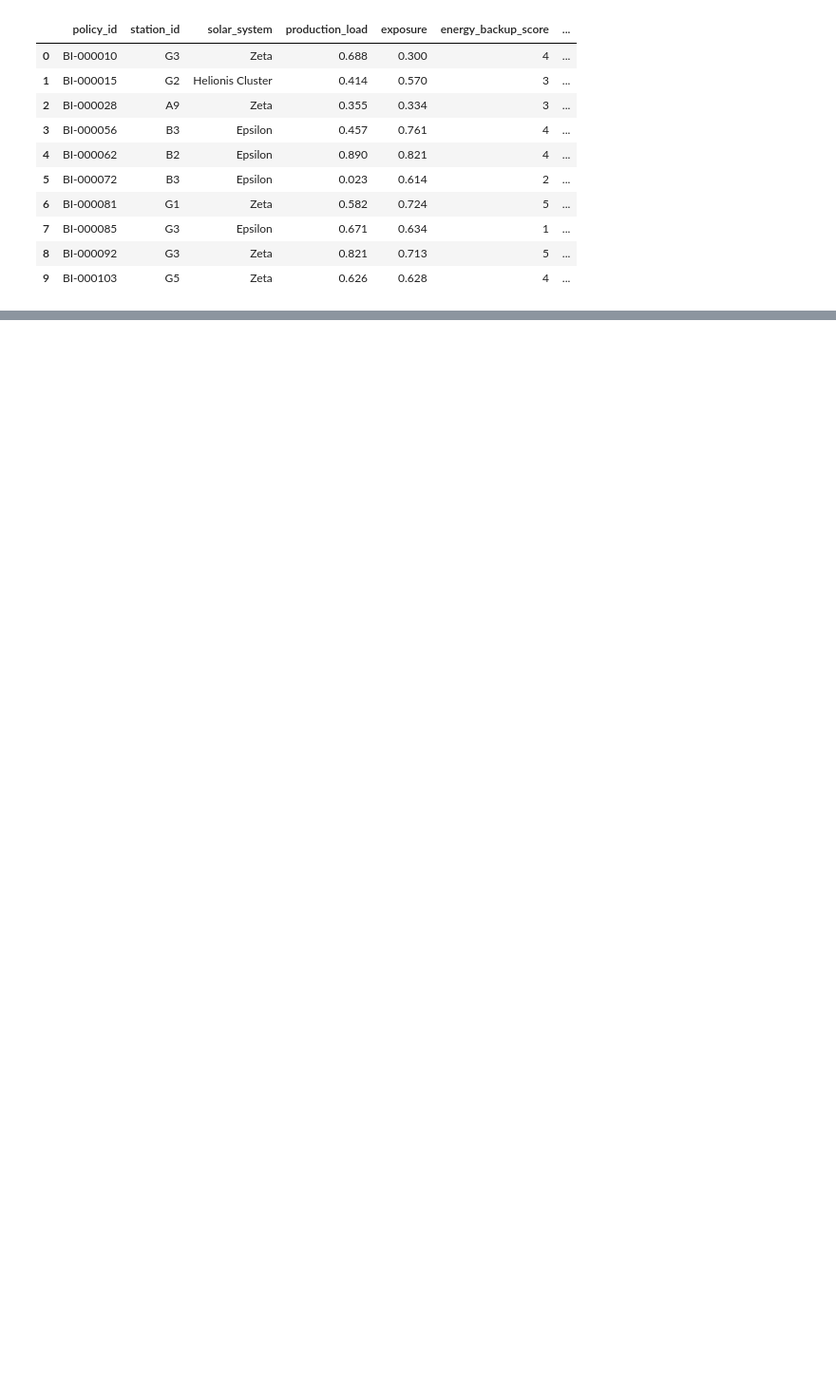
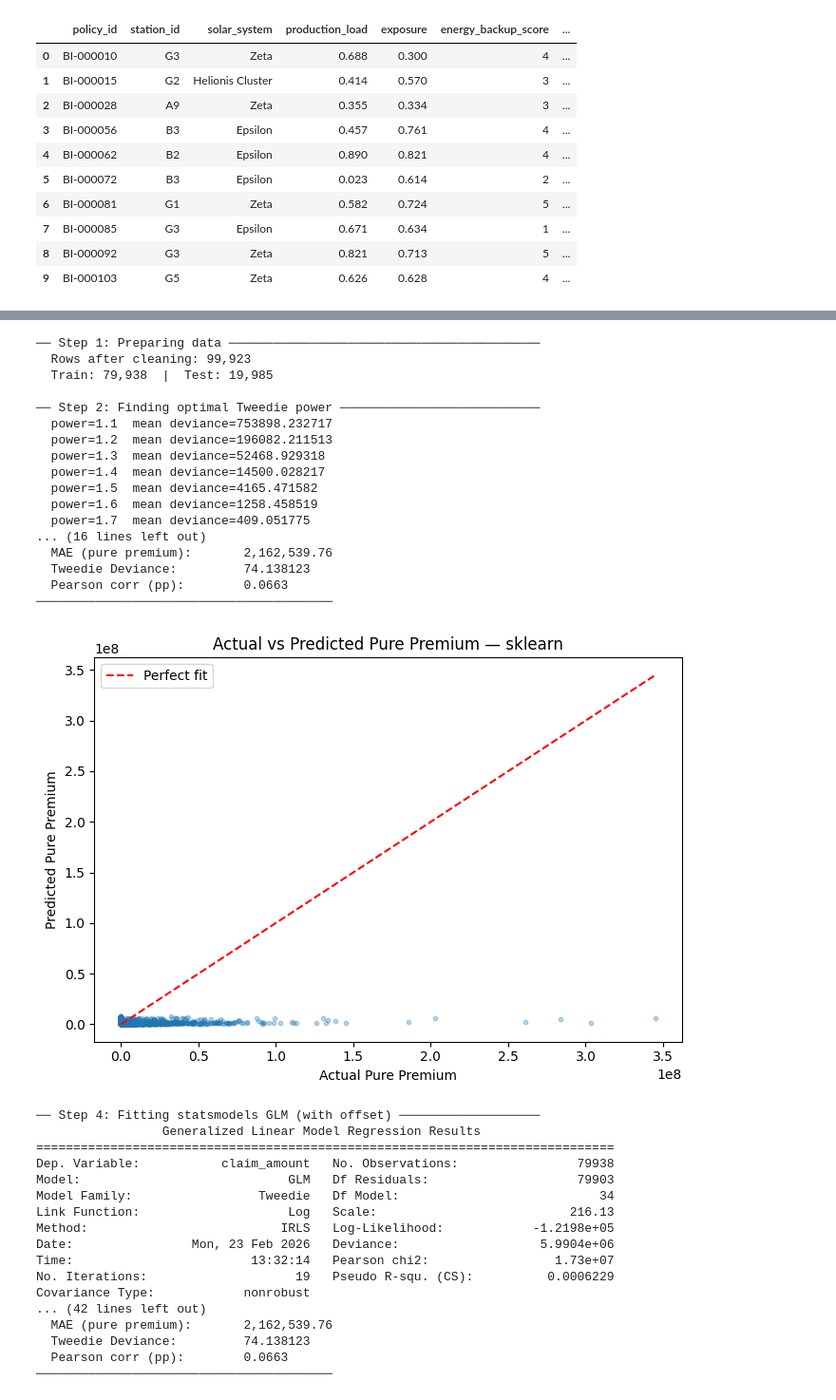
Before and after one commit to HendrikdeLange/Rocketeers_SOA, a Jupyter notebook: Damien_se_Huis/data_merge.ipynb, the cells around one changed output, grey strips where cells are left out. Shown at 95% size. Saved outputs shown, nothing was run; the diff lists cells and outputs as text; code cells hidden in the pictures; blank space fills up the shorter version.

Commit message:
model

```diff
--- a/Damien_se_Huis/data_merge.ipynb
+++ b/Damien_se_Huis/data_merge.ipynb
@@ -80,20 +67,4 @@ Index(['policy_id', 'station_id', 'solar_system', 'production_load',
 # %%
-# ── 0. Imports ────────────────────────────────────────────────────────────────
-import pandas as pd
-import numpy as np
-import statsmodels.api as sm
-import statsmodels.formula.api as smf
-
-from sklearn.model_selection import KFold, cross_val_score
-from sklearn.preprocessing import StandardScaler, OneHotEncoder
-from sklearn.compose import ColumnTransformer
-from sklearn.pipeline import Pipeline
-from sklearn.linear_model import TweedieRegressor
-from sklearn.metrics import mean_absolute_error, mean_tweedie_deviance
-import matplotlib.pyplot as plt
-import warnings
-warnings.filterwarnings("ignore")
-
 
 # ── 1. Feature Schema ─────────────────────────────────────────────────────────
 NUMERIC_FEATURES = [
@@ -282,31 +253,67 @@ def run_tweedie_glm(df: pd.DataFrame):
         ("cat", OneHotEncoder(drop="first", handle_unknown="ignore"), CATEGORICAL_FEATURES),
     ])
     X_train_t = preprocessor.fit_transform(X_train)
     X_test_t  = preprocessor.transform(X_test)
     best_power = find_optimal_power(X_train_t, y_train, sample_weight=w_train)
 
     print("\n── Step 3: Fitting sklearn Tweedie GLM ─────────────────────────────")
     pipeline = build_sklearn_pipeline(power=best_power)
     pipeline.fit(X_train, y_train, glm__sample_weight=w_train)
 
     train_preds = pipeline.predict(X_train)
     test_preds  = pipeline.predict(X_test)
 
     evaluate(y_train, train_preds, w_train, best_power, label="Train (sklearn)")
     evaluate(y_test,  test_preds,  w_test,  best_power, label="Test  (sklearn)")
     plot_actual_vs_predicted(y_test, test_preds, w_test, label="sklearn")
 
     print("\n── Step 4: Fitting statsmodels GLM (with offset) ───────────────────")
     sm_result = fit_statsmodels_glm(train_df, power=best_power)
     print(sm_result.summary())
 
     return {
         "sklearn_pipeline": pipeline,
         "statsmodels_result": sm_result,
         "best_power": best_power,
         "test_metrics": evaluate(y_test, test_preds, w_test, best_power, label="Final Test"),
     }
 
 
 # ── Run ───────────────────────────────────────────────────────────────────────
-results = run_tweedie_glm(df)  # replace `df` with your actual DataFrame
+results = run_tweedie_glm(df_combined)  # replace `df` with your actual DataFrame
+# %% [output]
+── Step 1: Preparing data ──────────────────────────────────────────
+  Rows after cleaning: 99,923
+  Train: 79,938  |  Test: 19,985
+
+── Step 2: Finding optimal Tweedie power ───────────────────────────
+  power=1.1  mean deviance=753898.232717
+  power=1.2  mean deviance=196082.211513
+  power=1.3  mean deviance=52468.929318
+  power=1.4  mean deviance=14500.028217
+  power=1.5  mean deviance=4165.471582
+  power=1.6  mean deviance=1258.458519
+  power=1.7  mean deviance=409.051775
+... (16 lines left out)
+  MAE (pure premium):       2,162,539.76
+  Tweedie Deviance:         74.138123
+  Pearson corr (pp):        0.0663
+────────────────────────────────────────
+[figure, added]
+── Step 4: Fitting statsmodels GLM (with offset) ───────────────────
+                 Generalized Linear Model Regression Results
+==============================================================================
+Dep. Variable:           claim_amount   No. Observations:                79938
+Model:                            GLM   Df Residuals:                    79903
+Model Family:                 Tweedie   Df Model:                           34
+Link Function:                    Log   Scale:                          216.13
+Method:                          IRLS   Log-Likelihood:            -1.2198e+05
+Date:                Mon, 23 Feb 2026   Deviance:                   5.9904e+06
+Time:                        13:32:14   Pearson chi2:                 1.73e+07
+No. Iterations:                    19   Pseudo R-squ. (CS):          0.0006229
+Covariance Type:            nonrobust
+... (42 lines left out)
+  MAE (pure premium):       2,162,539.76
+  Tweedie Deviance:         74.138123
+  Pearson corr (pp):        0.0663
+────────────────────────────────────────
```
Also changed, not shown: parts of 3 cells of this notebook.
